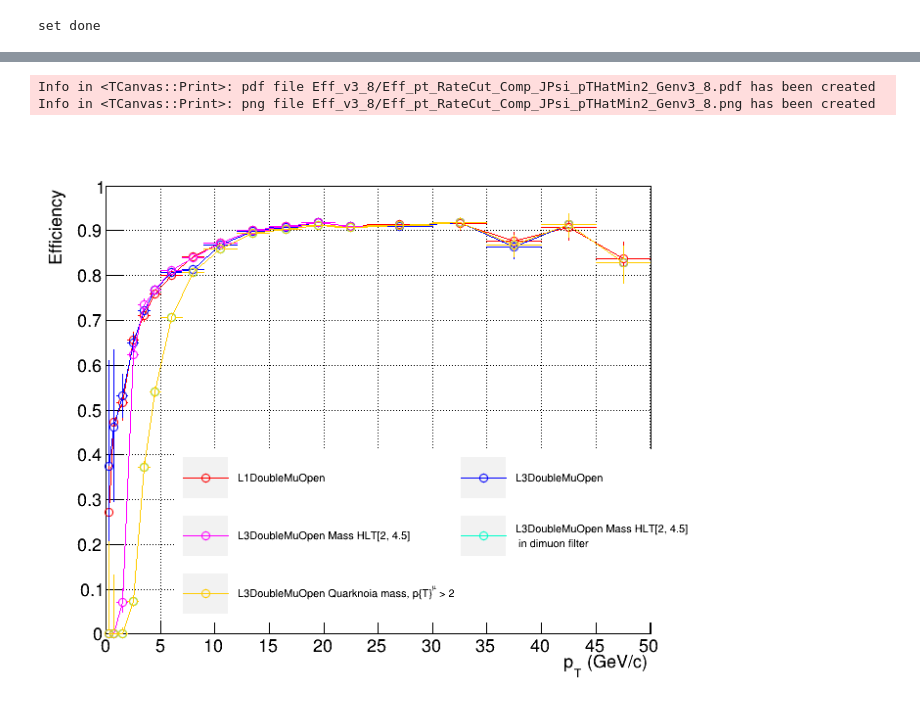
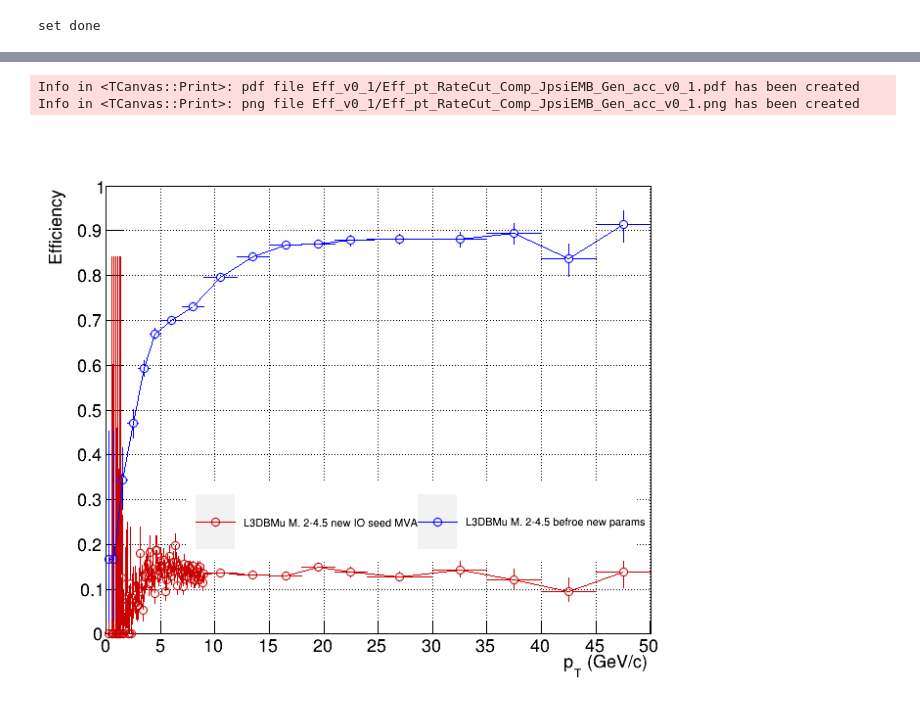
Before and after one commit to vince502/EffCalc, a Jupyter notebook: GetEfficiency.ipynb, the cells around one changed output, grey strips where cells are left out. Drawn from its saved outputs; the diff is of its cells as text; code cells hidden in the pictures.

```diff
--- a/GetEfficiency.ipynb
+++ b/GetEfficiency.ipynb
@@ -110,7 +111,7 @@ def DrawTrigOne(trigDir, obj, canv, _and = False, _col = 221) :
     canv.Draw()
     return canv
 
-def DrawTrigSeq(trigDir, obj, canv, _and = False, _col = 221, _leg = 0, _marker = 1, _disc = "", _pltmode = "") :
+def DrawTrigSeq(trigDir, obj, canv, _and = False, _col = 221, _leg = 0, _marker = 1, _disc = "", _pltmode = "", _rangeDo= 0, _rangeUp = 50) :
     if not ( _and ) :
         canv.Clear();
     first = True;
@@ -130,7 +131,7 @@ def DrawTrigSeq(trigDir, obj, canv, _and = False, _col = 221, _leg = 0, _marker
     hist.SetMarkerStyle(_marker)
     hist.GetYaxis().SetRangeUser(range_do,range_up)
     hist.GetYaxis().SetNdivisions(int((range_up)*10))
-    hist.GetXaxis().SetRangeUser(0, 50)
+    hist.GetXaxis().SetRangeUser(_rangeDo, _rangeUp)
     hist.GetXaxis().SetNdivisions(20)
     hist.GetXaxis().SetTitle("p_{T} (GeV/c)")
     if( _pltmode == 'Y' ):
@@ -141,6 +142,10 @@ def DrawTrigSeq(trigDir, obj, canv, _and = False, _col = 221, _leg = 0, _marker
         hist.GetXaxis().SetRangeUser(0, 200)
         hist.GetXaxis().SetNdivisions(20)
         hist.GetXaxis().SetTitle("Centrality (x2)")
+    if( _pltmode == 'PH' ):
+        hist.GetXaxis().SetRangeUser(-3.5, 3.5)
+        hist.GetXaxis().SetNdivisions(14)
+        hist.GetXaxis().SetTitle("#phi")
 
 
     hist.GetYaxis().SetTitle("Efficiency")
@@ -424,80 +419,63 @@ Info in <TCanvas::Print>: png file Eff_v3_9/Eff_pt_RateCut_Comp_L3Quarkonia_Jpsi
 leg.SetNColumns(2)
 leg.SetTextSize(0.020)
 #leg.SetX1(0.1);leg.SetX2(0.95);leg.SetY1(0.7);leg.SetY2(0.92);
-leg.SetX1(0.2);leg.SetX2(0.95);leg.SetY1(0.12);leg.SetY2(0.43);
+leg.SetX1(0.22);leg.SetX2(0.88);leg.SetY1(0.23);leg.SetY2(0.37);
 
 leg.Clear()
 #canv, leg = DrawTrigSeq(f_out1.Get("L1DoubleMuOpen"), 'pt', canv, _col = 221, _leg = leg, _disc = "L1DoubleMuOpen v2-6")
 #canv, leg = DrawTrigSeq(f_out1.Get("L1DoubleMuZero"), 'pt', canv, _and = True, _col = 221, _leg = leg, _disc = "L1DoubleMuZero v2-6")
 #canv, leg = DrawTrigSeq(f_out1.Get("L1DoubleMuSQ"), 'pt', canv, _and = True, _col = 208, _leg = leg, _disc = "L1DoubleMu SQ v2-6")
 
 # canv, leg = DrawTrigSeq(f_out2.Get("L1DoubleMuOpen"), 'pt', canv, _and = False, _col = getcolor(0), _leg = leg, _marker = 24, _disc = "L1DoubleMuOpen")# %s" % ver1)# v2-7-mod1")
 # canv, leg = DrawTrigSeq(f_out2.Get("L1DoubleMuCosmic"), 'pt', canv, _and = True, _col = getcolor(34), _leg = leg, _marker = 24, _disc = "L1DoubleMuCosmic")# %s" % ver1)# v2-7-mod1")
 
 # canv, leg = DrawTrigSeq(f_out2.Get("L2DoubleMuOpen"), 'pt', canv, _and = True, _col = getcolor(1), _leg = leg, _marker = 24, _disc = "L2DoubleMuOpen")# %s" % ver1)# v2-7-mod1")
 # canv, leg = DrawTrigSeq(f_out2.Get("L2DoubleMuCosmic"), 'pt', canv, _and = True, _col = getcolor(18), _leg = leg, _marker = 24, _disc = "L2DoubleMuCosmic")# %s" % ver1)# v2-7-mod1")
 
 # canv, leg = DrawTrigSeq(f_out2.Get("L3DoubleMuOpen"), 'pt', canv, _and = True, _col = getcolor(3), _leg = leg, _marker = 24, _disc = "L3DoubleMuOpen")# %s" % ver1)# v2-7-mod1")
 # canv, leg = DrawTrigSeq(f_out2.Get("L3DoubleMuCosmic"), 'pt', canv, _and = True, _col = getcolor(20), _leg = leg, _marker = 24, _disc = "L3DoubleMuCosmic")# %s" % ver1)# v2-7-mod1")
 
-canv, leg = DrawTrigSeq(f_out2.Get("L1DoubleMuOpen"), 'pt', canv, _and = False, _col = EColor.kRed, _leg = leg, _marker = 24, _disc = "L1DoubleMuOpen")# %s" % ver1)# v2-7-mod1")
+# canv, leg = DrawTrigSeq(f_out2.Get("HLT_HIL1DoubleMu0_Open_v"), 'pt', canv, _and = False, _col = EColor.kRed, _leg = leg, _marker = 24, _disc = "L1DoubleMu Open")# %s" % ver1)# v2-7-mod1")
+# canv, leg = DrawTrigSeq(f_out2.Get("HLT_HIL1DoubleMu0_Zero_v"), 'pt', canv, _and = True, _col = EColor.kGreen+1, _leg = leg, _marker = 24, _disc = "L1DoubleMu Zero")# %s" % ver1)# v2-7-mod1")
+# canv, leg = DrawTrigSeq(f_out2.Get("HLT_HIL1DoubleMu0_SQ_v"), 'pt', canv, _and = True, _col = EColor.kBlue+1, _leg = leg, _marker = 24, _disc = "L1 DoubleMu SQ")# %s" % ver1)# v2-7-mod1")
 
-# canv, leg = DrawTrigSeq(f_out2.Get("L2DoubleMuOpen"), 'pt', canv, _and = True, _col = EColor.kGreen+1, _leg = leg, _marker = 24, _disc = "L2DoubleMuOpen")# %s" % ver1)# v2-7-mod1")
-canv, leg = DrawTrigSeq(f_out2.Get("L3DoubleMuOpen"), 'pt', canv, _and = True, _col = EColor.kBlue+1, _leg = leg, _marker = 24, _disc = "L3DoubleMuOpen")# %s" % ver1)# v2-7-mod1")
+# canv, leg = DrawTrigSeq(f_out2.Get("HLT_HIL2DoubleMu0_Open_v"), 'pt', canv, _and = True, _col = EColor.kGreen+1, _leg = leg, _marker = 24, _disc = "L2DoubleMuOpen")# %s" % ver1)# v2-7-mod1")
+# canv, leg = DrawTrigSeq(f_out2.Get("HLT_HIL2DoubleMu0_M1to6p5_Open_v"), 'pt', canv, _and = True, _col = EColor.kOrange+1, _leg = leg, _marker = 24, _disc = "L2DoubleMuOpen M. 1-6.5")# %s" % ver1)# v2-7-mod1")
+# canv, leg = DrawTrigSeq(f_out2.Get("HLT_HIL2DoubleMu2p8_M1to6p5_Open_v"), 'pt', canv, _and = True, _col = EColor.kPink+1, _leg = leg, _marker = 24, _disc = "L2DbMu pt>2.8 M. 1-6.5")# %s" % ver1)# v2-7-mod1")
+# canv, leg = DrawTrigSeq(f_out2.Get("HLT_HIL3DoubleMu0_M2to4p5_Open_v"), 'pt', canv, _and = False, _col = EColor.kRed+1, _leg = leg, _marker = 24, _disc = "L3DBMu M. 2-4.5 new IO seed MVA")# %s" % ver1)# v2-7-mod1")
+# canv, leg = DrawTrigSeq(f_out3.Get("HLT_HIL3DoubleMu0_M2to4p5_Open_v"), 'pt', canv, _and = True, _col = EColor.kBlue+1, _leg = leg, _marker = 24, _disc = "L3DBMu M. 2-4.5 after GPU HIon")# %s" % ver1)# v2-7-mod1")
 
-# canv, leg = DrawTrigSeq(f_out2.Get("L2DoubleMuOpen_DoHLTCut_Mass"), 'pt', canv, _and = True, _col = getcolor(3), _leg = leg, _marker = 24, _disc = "L2DoubleMuOpen Mass")# %s" % ver1)# v2-7-mod1")
-# canv, leg = DrawTrigSeq(f_out2.Get("HLT_HIL2DoubleMu0_M1to6p5Open_v"), 'pt', canv, _and = True, _col = EColor.kRed+1, _leg = leg, _marker = 24, _disc = "L2DoubleMuOpen Mass HLT[1, 6.5]")# %s" % ver1)# v2-7-mod1")
-# canv, leg = DrawTrigSeq(f_out2.Get("HLT_HIL2DoubleMu0_M1to6p5OpenwL2F_v"), 'pt', canv, _and = True, _col = EColor.kMagenta+1, _leg = leg, _marker = 24, _disc = "L2DoubleMuOpen Mass w/ L2F")# %s" % ver1)# v2-7-mod1")
-# canv, leg = DrawTrigSeq(f_out2.Get("HLT_HIL2DoubleMu0_M1to6p5OpenNoChmb_v"), 'pt', canv, _and = True, _col = EColor.kOrange+1, _leg = leg, _marker = 24, _disc = "L2DoubleMuOpen Mass No Chamber cut")# %s" % ver1)# v2-7-mod1")
-# canv, leg = DrawTrigSeq(f_out2.Get("HLT_HIL2DoubleMu0_M1to6p5OpenOneChmb_v"), 'pt', canv, _and = True, _col = EColor.kTeal+1, _leg = leg, _marker = 24, _disc = "L2DoubleMuOpen Mass Chamber > 0 ")# %s" % ver1)# v2-7-mod1")
-# canv, leg = DrawTrigSeq(f_out2.Get("HLT_HIL2DoubleMu0_MmiInftoInfOpen_v"), 'pt', canv, _and = True, _col = EColor.kTeal+1, _leg = leg, _marker = 24, _disc = "L2DoubleMuOpen No Mass HLT")# %s" % ver1)# v2-7-mod1")
-# canv, leg = DrawTrigSeq(f_out2.Get("HLT_HIL2DoubleMu0_MmiInfotoInfOpenOneChmb_v"), 'pt', canv, _and = True, _col = EColor.kAzure+3, _leg = leg, _marker = 24, _disc = "L2DoubleMuOpen No Mass Chamber > 0")# %s" % ver1)# v2-7-mod1")
+canv, leg = DrawTrigSeq(f_out2.Get("HLT_HIL3DoubleMu0_M0toInf_Open_v"), 'pt', canv, _and = False, _col = EColor.kRed+1, _leg = leg, _marker = 24, _disc = "L3DBMu M. 2-4.5 new IO seed MVA")# %s" % ver1)# v2-7-mod1")
+canv, leg = DrawTrigSeq(f_out3.Get("HLT_HIL3DoubleMu0_M0toInf_Open_v"), 'pt', canv, _and = True, _col = EColor.kBlue+1, _leg = leg, _marker = 24, _disc = "L3DBMu M. 2-4.5 befroe new params")# %s" % ver1)# v2-7-mod1")
 
-# canv, leg = DrawTrigSeq(f_out2.Get("HLT_HIL2DoubleMu0_M1to6p5Open_DoHLTCut_Mass"), 'pt', canv, _and = True, _col = getcolor(4), _leg = leg, _marker = 24, _disc = "L2DoubleMuOpen Mass HLT No Mass Code")# %s" % ver1)# v2-7-mod1")
+# canv, leg = DrawTrigSeq(f_out2.Get("HLT_HIL3DoubleMu2_M2to4p5_Open_v"), 'pt', canv, _and = True, _col = EColor.kOrange+1, _leg = leg, _marker = 24, _disc = "L3DbMu pt>2 M. 2-4.5 old Par")# %s" % ver1)# v2-7-mod1")
+# canv, leg = DrawTrigSeq(f_out3.Get("HLT_HIL3DoubleMu2_M2to4p5_Open_v"), 'pt', canv, _and = True, _col = EColor.kGreen+1, _leg = leg, _marker = 24, _disc = "L3DbMu pt>2 M. 2-4.5 new Par")# %s" % ver1)# v2-7-mod1")
 
-# canv, leg = DrawTrigSeq(f_out2.Get("L3DoubleMuOpen_DoHLTCut_Mass"), 'pt', canv, _and = True, _col = getcolor(16), _leg = leg, _marker = 24, _disc = "L3DoubleMuOpen")# %s" % ver1)# v2-7-mod1")
-# canv, leg = DrawTrigSeq(f_out2.Get("HLT_HIL3DoubleMu0_M2to4p5Open_DoHLTCut_Mass_v"), 'pt', canv, _and = True, _col = getcolor(18), _leg = leg, _marker = 24, _disc = "L3DoubleMuOpen Mass HLT No Mass Code")# %s" % ver1)# v2-7-mod1")
+# canv, leg = DrawTrigSeq(f_out2.Get("L3DoubleMuOpen2_M2to4p5"), 'pt', canv, _and = True, _col = EColor.kMagenta+1, _leg = leg, _marker = 24, _disc = "L3DoubleMuOpen2_M2to4p5")# %s" % ver1)# v2-7-mod1")
+# canv, leg = DrawTrigSeq(f_out2.Get("L3DoubleMuOpen1p5_M2to4p5"), 'pt', canv, _and = True, _col = EColor.kBlue+2, _leg = leg, _marker = 24, _disc = "L3DoubleMuOpen1p5_M2to4p5")# %s" % ver1)# v2-7-mod1")
+# canv, leg = DrawTrigSeq(f_out2.Get("L3DoubleMuOpen1_M2to4p5"), 'pt', canv, _and = True, _col = EColor.kBlue+3, _leg = leg, _marker = 24, _disc = "L3DoubleMuOpen1_M2to4p5")# %s" % ver1)# v2-7-mod1")
+# canv, leg = DrawTrigSeq(f_out2.Get("L3DoubleMuOpen0p5_M2to4p5"), 'pt', canv, _and = True, _col = EColor.kBlue+5, _leg = leg, _marker = 24, _disc = "L3DoubleMuOpen0p5_M2to4p5")# %s" % ver1)# v2-7-mod1")
+# canv, leg = DrawTrigSeq(f_out2.Get("L3DoubleMuOpen_M2to4p5"), 'pt', canv, _and = True, _col = EColor.kRed+3, _leg = leg, _marker = 24, _disc = "L3DoubleMuOpen_M2to4p5")# %s" % ver1)# v2-7-mod1")
+# canv, leg = DrawTrigSeq(f_out2.Get("L3DoubleMuOpen_M7to15"), 'pt', canv, _and = True, _col = EColor.kTeal+1, _leg = leg, _marker = 24, _disc = "L3DoubleMuOpen_M7to15")# %s" % ver1)# v2-7-mod1")
+# canv, leg = DrawTrigSeq(f_out2.Get("L3DoubleMuOpen_Quarkonia"), 'pt', canv, _and = True, _col = EColor.kRed+4, _leg = leg, _marker = 24, _disc = "L3DoubleMuOpen_Quarkonia")# %s" % ver1)# v2-7-mod1")
+# canv, leg = DrawTrigSeq(f_out2.Get("L3DoubleMuOpen_Quarkonia_LowMpT2"), 'pt', canv, _and = True, _col = EColor.kBlue+5, _leg = leg, _marker = 24, _disc = "L3DoubleMuOpen_Quarkonia_LowMpT2")# %s" % ver1)# v2-7-mod1")
+# canv, leg = DrawTrigSeq(f_out2.Get("L2DoubleMuOpen_M1to6p5"), 'pt', canv, _and = True, _col = EColor.kPink-3, _leg = leg, _marker = 24, _disc = "L2DoubleMuOpen_M1to6p5")# %s" % ver1)# v2-7-mod1")
+# canv, leg = DrawTrigSeq(f_out2.Get("L2DoubleMuOpen_M6p5to16"), 'pt', canv, _and = True, _col = EColor.kGreen+3, _leg = leg, _marker = 24, _disc = "L2DoubleMuOpen_M6p5to16")# %s" % ver1)# v2-7-mod1")
+# canv, leg = DrawTrigSeq(f_out2.Get("L2DoubleMuOpen_M1to16"), 'pt', canv, _and = True, _col = EColor.kBlue+5, _leg = leg, _marker = 24, _disc = "L2DoubleMuOpen_M1to16")# %s" % ver1)# v2-7-mod1")
 
-canv, leg = DrawTrigSeq(f_out2.Get("L3DoubleMuOpen2_M2to4p5"), 'pt', canv, _and = True, _col = EColor.kMagenta+1, _leg = leg, _marker = 24, _disc = "L3DoubleMuOpen Mass HLT[2, 4.5]")# %s" % ver1)# v2-7-mod1")
-canv, leg = DrawTrigSeq(f_out2.Get("L3DoubleMuOpen2_M2to4p5_inDimuFilter"), 'pt', canv, _and = True, _col = EColor.kTeal+1, _leg = leg, _marker = 24, _disc = "#splitline{L3DoubleMuOpen Mass HLT[2, 4.5]}{ in dimuon filter}")# %s" % ver1)# v2-7-mod1")
 
-canv, leg = DrawTrigSeq(f_out2.Get("L3DoubleMuOpen_Quarkonia_LowMpT2"), 'pt', canv, _and = True, _col = EColor.kOrange+1, _leg = leg, _marker = 24, _disc = "L3DoubleMuOpen Quarknoia mass, p{T}^{#mu} > 2")# %s" % ver1)# v2-7-mod1")
-# canv, leg = DrawTrigSeq(f_out2.Get("L3DoubleMuOpen0_M2to4p5_noL3Pre"), 'pt', canv, _and = True, _col = EColor.kOrange-4, _leg = leg, _marker = 24, _disc = "#splitline{L3DoubleMuOpen Mass}{HLT \"no L3PreFilter\"}")# %s" % ver1)# v2-7-mod1")
-# canv, leg = DrawTrigSeq(f_out2.Get("HLT_HIL3DoubleMu0_M2to4p5OpenOneMuNoSG_v"), 'pt', canv, _and = True, _col = EColor.kTeal+1, _leg = leg, _marker = 24, _disc = "L3DoubleMuOpen Mass HLT[2, 4.5] req, ")# %s" % ver1)# v2-7-mod1")
-# canv, leg = DrawTrigSeq(f_out2.Get("HLT_HIL3DoubleMu0_M2to4p5AND8to12Open_v"), 'pt', canv, _and = True, _col = EColor.kMagenta+1, _leg = leg, _marker = 24, _disc = "L3DoubleMuOpen Mass Quarkonia")# %s" % ver1)# v2-7-mod1")
-
-# canv, leg = DrawTrigSeq(f_out2.Get("L3DoubleMuOpen_M2to4p5_minNhits1"), 'pt', canv, _and = True, _col = getcolor(17), _leg = leg, _marker = 24, _disc = "#splitline{L3DoubleMuOpen Mass}{HLT \"minNhits #geq 1\"}")# %s" % ver1)# v2-7-mod1")
-
-# canv, leg = DrawTrigSeq(f_out2.Get("HLT_HIL3DoubleMu0_M2to4p5NoL3PreFastOpen_v"), 'pt', canv, _and = True, _col = getcolor(7), _leg = leg, _marker = 24, _disc = "L3DoubleMuOpen Mass HLT No Prefilt Fast")# %s" % ver1)# v2-7-mod1")
-
-# canv, leg = DrawTrigSeq(f_out2.Get("HLT_HIL2DoubleMu0_M1to6p5Acop1toPiAlphamiPito1Open_v"), 'pt', canv, _and = True, _col = getcolor(10), _leg = leg, _marker = 24, _disc = "L2DoubleMuOpen Mass, Acop > 1")# %s" % ver1)# v2-7-mod1")
-# canv, leg = DrawTrigSeq(f_out2.Get("HLT_HIL2DoubleMu0_M1to6p5Acop1toPiOpen_v"), 'pt', canv, _and = True, _col = getcolor(16), _leg = leg, _marker = 24, _disc = "L2DoubleMuOpen Mass, Acop > 1, #alpha #in [0,1]")# %s" % ver1)# v2-7-mod1")
-# canv, leg = DrawTrigSeq(f_out2.Get("HLT_HIL3DoubleMu0_M2to4p5Acop1p2toPiOpen_v"), 'pt', canv, _and = True, _col = getcolor(22), _leg = leg, _marker = 24, _disc = "L3DoubleMuOpen Mass, Acop > 1.2")# %s" % ver1)# v2-7-mod1")
-
-# canv, leg = DrawTrigSeq(f_out2.Get("L2DoubleMuOpen"), 'pt_4p0', canv, _and = True, _col = getcolor(2), _leg = leg, _marker = 20, _disc = "L2DoubleMu Open pt > 4")# %s" % ver1)# v2-7-mod1")
-# canv, leg = DrawTrigSeq(f_out2.Get("L3DoubleMuOpen"), 'pt_3p4', canv, _and = True, _col = getcolor(3), _leg = leg, _marker = 20, _disc = "L3DoubleMu Open pt > 3.4")# %s" % ver1)# v2-7-mod1")
-
-# canv, leg = DrawTrigSeq(f_out2.Get("L2DoubleMuZero"), 'pt', canv, _and = True, _col = getcolor(6), _leg = leg, _marker = 25, _disc = "L2DoubleMuZero")# %s" % ver1)# v2-7-mod1")
-# canv, leg = DrawTrigSeq(f_out2.Get("L3DoubleMuZero"), 'pt', canv, _and = True, _col = getcolor(8), _leg = leg, _marker = 25, _disc = "L3DoubleMuZero")# %s" % ver1)# v2-7-mod1")
-# canv, leg = DrawTrigSeq(f_out2.Get("L2DoubleMuZero"), 'pt_3p8', canv, _and = True, _col = getcolor(10), _leg = leg, _marker = 39,  _disc = "L2DoubleMuZero pt > 3.8")#%s" % ver1)# v2-7-mod1")
-# canv, leg = DrawTrigSeq(f_out2.Get("L3DoubleMuZero"), 'pt_3p1', canv, _and = True, _col = getcolor(12), _leg = leg, _marker = 21, _disc = "L3DoubleMuZero pt > 3.1")#%s" % ver1)# v2-7-mod1")
-
-# canv, leg = DrawTrigSeq(f_out2.Get("L2DoubleMuSQ"), 'pt', canv, _and = True, _col = getcolor(16), _leg = leg, _marker = 26, _disc = "L2DoubleMu SQ")# %s" % ver1)# v2-7-mod1")
-# canv, leg = DrawTrigSeq(f_out2.Get("L3DoubleMuSQ"), 'pt', canv, _and = True, _col = getcolor(18), _leg = leg, _marker = 26, _disc = "L3DoubleMu SQ")# %s" % ver1)# v2-7-mod1")
-# canv, leg = DrawTrigSeq(f_out2.Get("L2DoubleMuSQ"), 'pt_3p5', canv, _and = True, _col = getcolor(20), _leg = leg, _marker = 22, _disc = "L2DoubleMu SQ pt > 3.5")# %s" % ver1)# v2-7-mod1")
-# canv, leg = DrawTrigSeq(f_out2.Get("L3DoubleMuSQ"), 'pt_3p0', canv, _and = True, _col = getcolor(22), _leg = leg, _marker = 22, _disc = "L3DoubleMu SQ pt > 3")# %s" % ver1)# v2-7-mod1")
 
 # canv, leg = DrawTrigSeq(f_leg.Get("HLT_HIL1DoubleMuOpen_v"), 'pt', canv, _and = True, _col = 2, _leg = leg, _disc = "HLT_HIL1DoubleMu0_Legacy_v")
 leg.DrawClone()
 canv.Draw()
 canv.SaveAs("%s/Eff_pt_RateCut_Comp_%s.pdf" % (pltdir, ver) )
 canv.SaveAs("%s/Eff_pt_RateCut_Comp_%s.png" % (pltdir, ver) )
 
 leg.Clear()
 # %% [output]
-Info in <TCanvas::Print>: pdf file Eff_v3_8/Eff_pt_RateCut_Comp_JPsi_pTHatMin2_Genv3_8.pdf has been created
-Info in <TCanvas::Print>: png file Eff_v3_8/Eff_pt_RateCut_Comp_JPsi_pTHatMin2_Genv3_8.png has been created
+Info in <TCanvas::Print>: pdf file Eff_v0_1/Eff_pt_RateCut_Comp_JpsiEMB_Gen_acc_v0_1.pdf has been created
+Info in <TCanvas::Print>: png file Eff_v0_1/Eff_pt_RateCut_Comp_JpsiEMB_Gen_acc_v0_1.png has been created
-[figure, old version]
+[figure, new version]
 # %%
 b = f_out2.GetListOfKeys()
 # for item in b:
```
Also changed, not shown: parts of 17 cells of this notebook, 10 other files.
